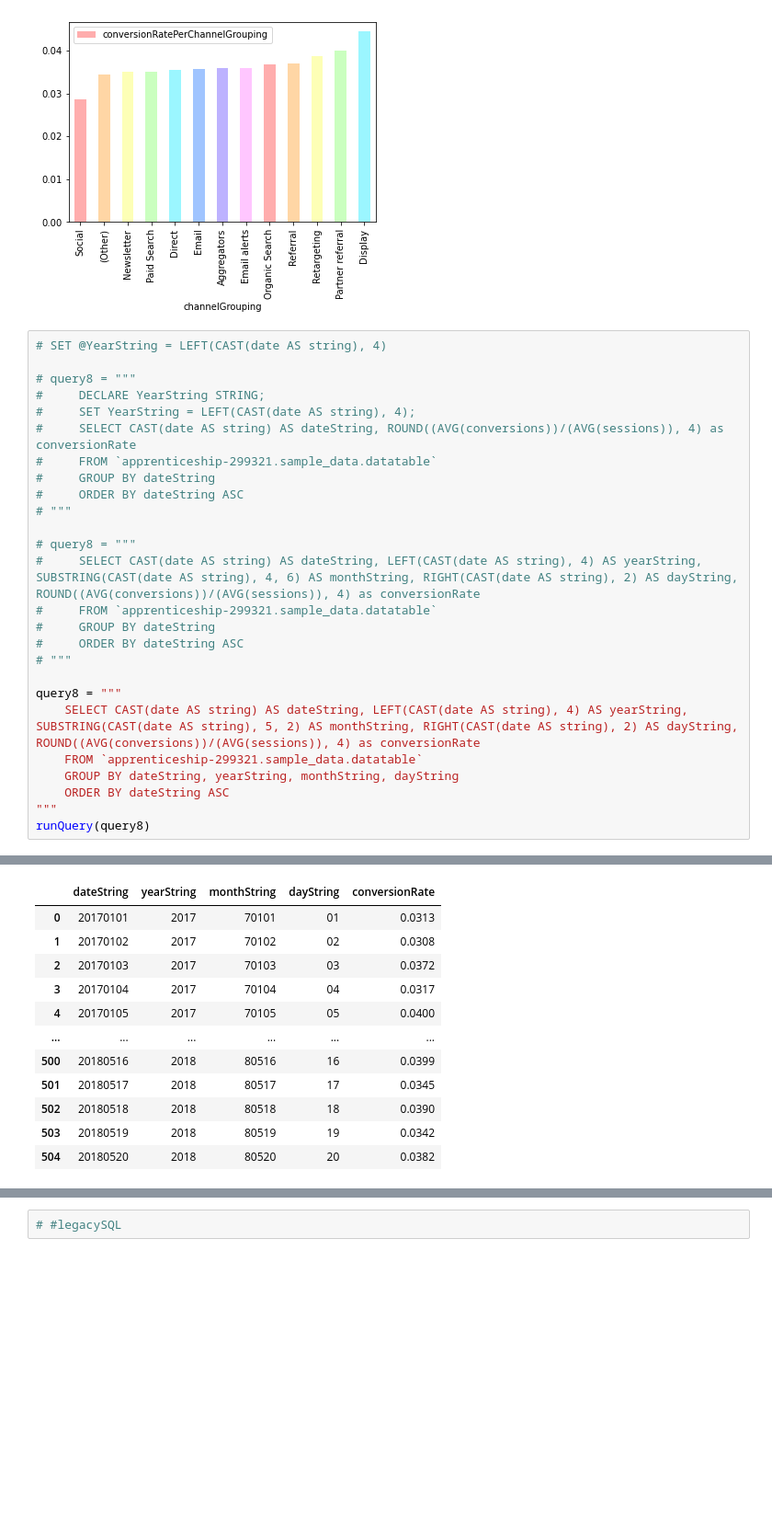
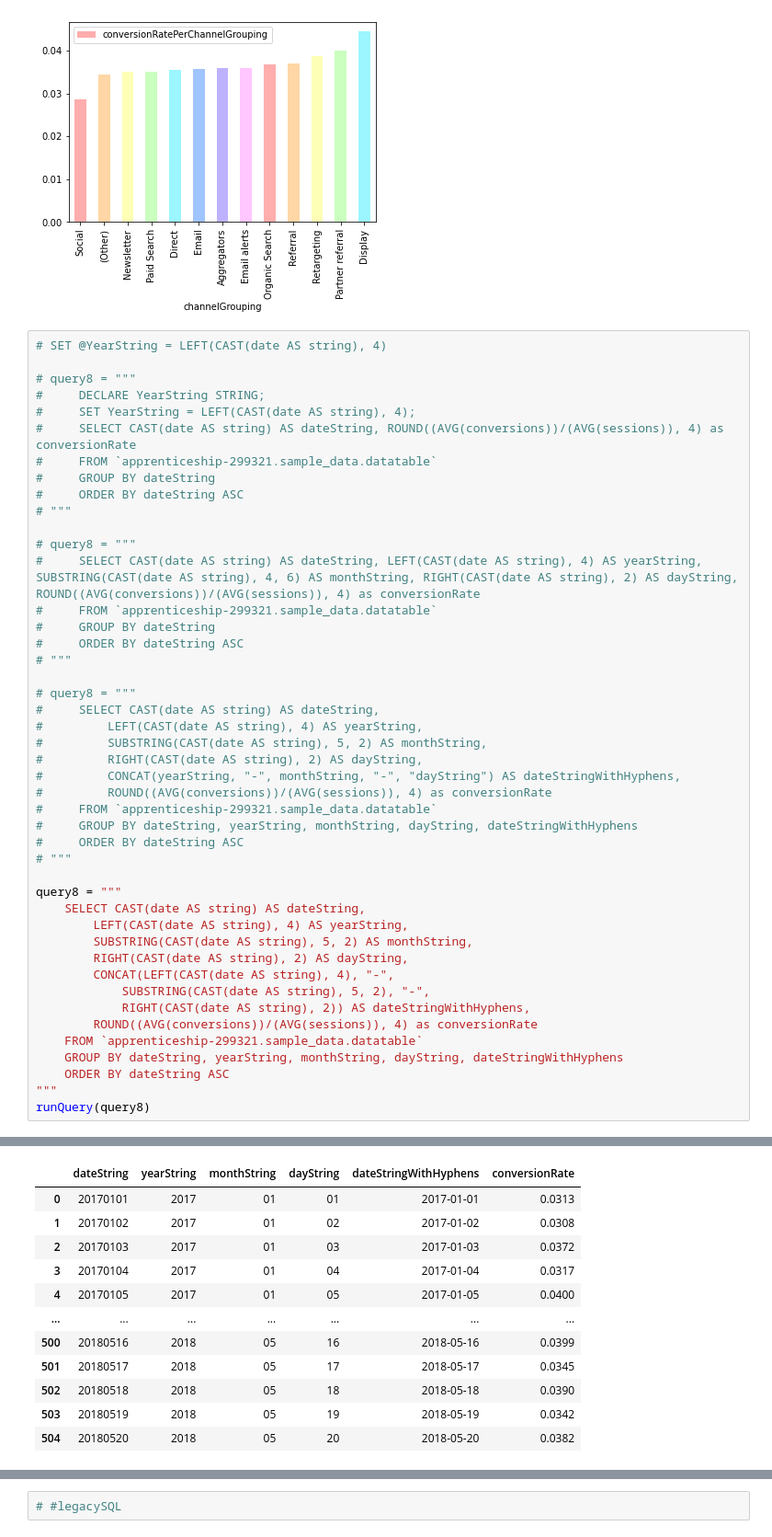
Before and after one commit to Coletterbox/More-BigQuery-with-Python, a Jupyter notebook: queriesWithGraphs3.ipynb, the cells around one changed output, grey strips where cells are left out. Shown at 92% size. Saved outputs shown, nothing was run; the diff lists cells and outputs as text; blank space fills up the shorter version.

Commit message:
Create date string with hyphens

```diff
--- a/queriesWithGraphs3.ipynb
+++ b/queriesWithGraphs3.ipynb
@@ -194,10 +194,29 @@ runQuery(query7).plot.bar(x='channelGrouping', y='conversionRatePerChannelGroupi
 #     ORDER BY dateString ASC
 # """
 
+# query8 = """
+#     SELECT CAST(date AS string) AS dateString,
+#         LEFT(CAST(date AS string), 4) AS yearString,
+#         SUBSTRING(CAST(date AS string), 5, 2) AS monthString,
+#         RIGHT(CAST(date AS string), 2) AS dayString,
+#         CONCAT(yearString, "-", monthString, "-", "dayString") AS dateStringWithHyphens,
+#         ROUND((AVG(conversions))/(AVG(sessions)), 4) as conversionRate
+#     FROM `apprenticeship-299321.sample_data.datatable`
+#     GROUP BY dateString, yearString, monthString, dayString, dateStringWithHyphens
+#     ORDER BY dateString ASC
+# """
+
 query8 = """
-    SELECT CAST(date AS string) AS dateString, LEFT(CAST(date AS string), 4) AS yearString, SUBSTRING(CAST(date AS string), 5, 2) AS monthString, RIGHT(CAST(date AS string), 2) AS dayString, ROUND((AVG(conversions))/(AVG(sessions)), 4) as conversionRate
+    SELECT CAST(date AS string) AS dateString,
+        LEFT(CAST(date AS string), 4) AS yearString,
+        SUBSTRING(CAST(date AS string), 5, 2) AS monthString,
+        RIGHT(CAST(date AS string), 2) AS dayString,
+        CONCAT(LEFT(CAST(date AS string), 4), "-",
+            SUBSTRING(CAST(date AS string), 5, 2), "-",
+            RIGHT(CAST(date AS string), 2)) AS dateStringWithHyphens,
+        ROUND((AVG(conversions))/(AVG(sessions)), 4) as conversionRate
     FROM `apprenticeship-299321.sample_data.datatable`
-    GROUP BY dateString, yearString, monthString, dayString
+    GROUP BY dateString, yearString, monthString, dayString, dateStringWithHyphens
     ORDER BY dateString ASC
 """
 runQuery(query8)
@@ -219,12 +241,12 @@ runQuery(query8)
-|  | dateString | yearString | monthString | dayString | conversionRate |
-| 0 | 20170101 | 2017 | 70101 | 01 | 0.0313 |
-| 1 | 20170102 | 2017 | 70102 | 02 | 0.0308 |
-| 2 | 20170103 | 2017 | 70103 | 03 | 0.0372 |
-| 3 | 20170104 | 2017 | 70104 | 04 | 0.0317 |
-| 4 | 20170105 | 2017 | 70105 | 05 | 0.0400 |
-| ... | ... | ... | ... | ... | ... |
-| 500 | 20180516 | 2018 | 80516 | 16 | 0.0399 |
-| 501 | 20180517 | 2018 | 80517 | 17 | 0.0345 |
-| 502 | 20180518 | 2018 | 80518 | 18 | 0.0390 |
-| 503 | 20180519 | 2018 | 80519 | 19 | 0.0342 |
-| 504 | 20180520 | 2018 | 80520 | 20 | 0.0382 |
+|  | dateString | yearString | monthString | dayString | dateStringWithHyphens | conversionRate |
+| 0 | 20170101 | 2017 | 01 | 01 | 2017-01-01 | 0.0313 |
+| 1 | 20170102 | 2017 | 01 | 02 | 2017-01-02 | 0.0308 |
+| 2 | 20170103 | 2017 | 01 | 03 | 2017-01-03 | 0.0372 |
+| 3 | 20170104 | 2017 | 01 | 04 | 2017-01-04 | 0.0317 |
+| 4 | 20170105 | 2017 | 01 | 05 | 2017-01-05 | 0.0400 |
+| ... | ... | ... | ... | ... | ... | ... |
+| 500 | 20180516 | 2018 | 05 | 16 | 2018-05-16 | 0.0399 |
+| 501 | 20180517 | 2018 | 05 | 17 | 2018-05-17 | 0.0345 |
+| 502 | 20180518 | 2018 | 05 | 18 | 2018-05-18 | 0.0390 |
+| 503 | 20180519 | 2018 | 05 | 19 | 2018-05-19 | 0.0342 |
+| 504 | 20180520 | 2018 | 05 | 20 | 2018-05-20 | 0.0382 |
```
Also changed, not shown: parts of 1 cell of this notebook.
